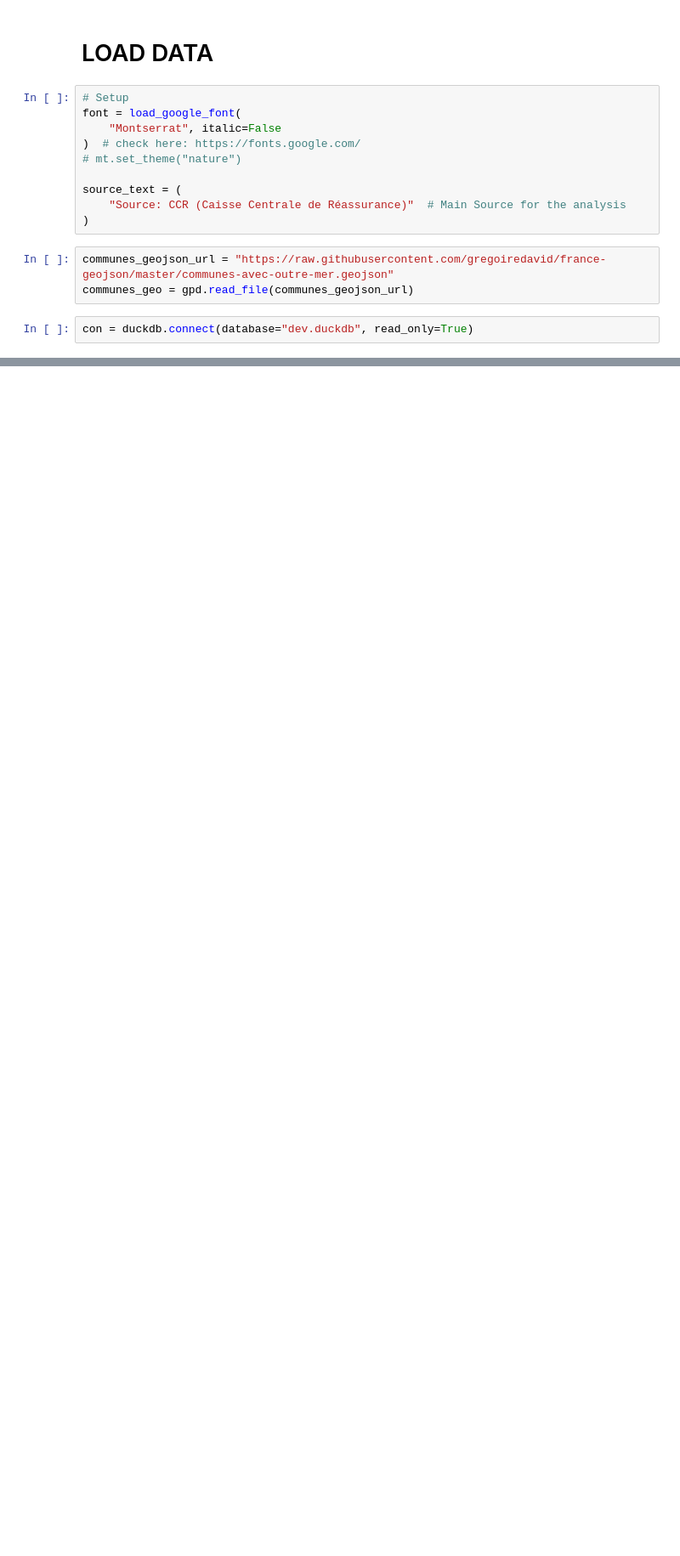
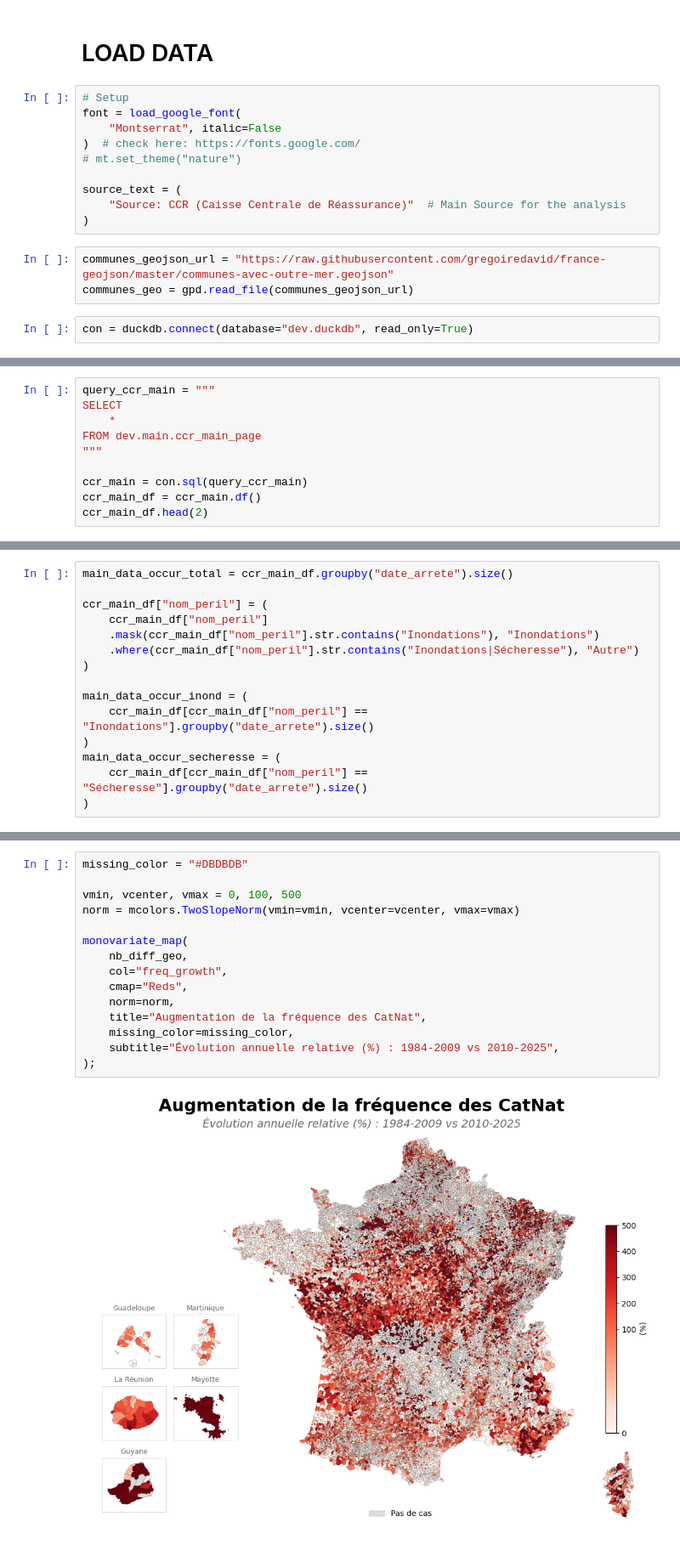
Before and after one commit to dataforgoodfr/14_PrixChangementClimatique, a Jupyter notebook: data/exploration/carto_graph.ipynb, the cells around one changed output, grey strips where cells are left out. Shown at 85% size. Drawn from its saved outputs; the diff is of its cells as text; blank space fills up the shorter version.

```diff
--- a/data/exploration/carto_graph.ipynb
+++ b/data/exploration/carto_graph.ipynb
@@ -95,0 +86,10 @@ ccr_details_df.head(2)
+# %%
+query_ccr_main = """
+SELECT
+	*
+FROM dev.main.ccr_main_page
+"""
+
+ccr_main = con.sql(query_ccr_main)
+ccr_main_df = ccr_main.df()
+ccr_main_df.head(2)
@@ -96,2 +111,17 @@ ccr_details_df.head(2)
+# %%
+main_data_occur_total = ccr_main_df.groupby("date_arrete").size()
+
+ccr_main_df["nom_peril"] = (
+    ccr_main_df["nom_peril"]
+    .mask(ccr_main_df["nom_peril"].str.contains("Inondations"), "Inondations")
+    .where(ccr_main_df["nom_peril"].str.contains("Inondations|Sécheresse"), "Autre")
+)
+
+main_data_occur_inond = (
+    ccr_main_df[ccr_main_df["nom_peril"] == "Inondations"].groupby("date_arrete").size()
+)
+main_data_occur_secheresse = (
+    ccr_main_df[ccr_main_df["nom_peril"] == "Sécheresse"].groupby("date_arrete").size()
+)
 # %%
 details_par_catnat = ccr_details_df.copy()
@@ -126,0 +644,17 @@ avis_par_catnat = (
+# %%
+missing_color = "#DBDBDB"
+
+vmin, vcenter, vmax = 0, 100, 500
+norm = mcolors.TwoSlopeNorm(vmin=vmin, vcenter=vcenter, vmax=vmax)
+
+monovariate_map(
+    nb_diff_geo,
+    col="freq_growth",
+    cmap="Reds",
+    norm=norm,
+    title="Augmentation de la fréquence des CatNat",
+    missing_color=missing_color,
+    subtitle="Évolution annuelle relative (%) : 1984-2009 vs 2010-2025",
+);
+# %% [output]
+[figure, added]
```
Also changed, not shown: parts of 18 cells of this notebook.
